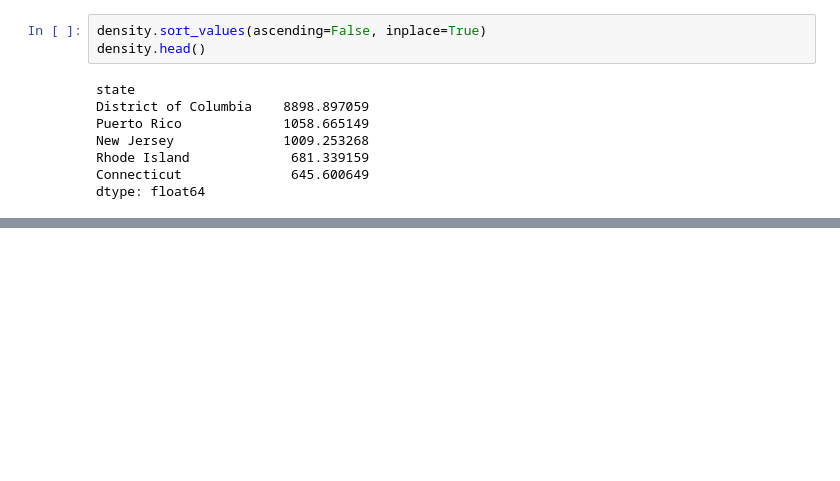
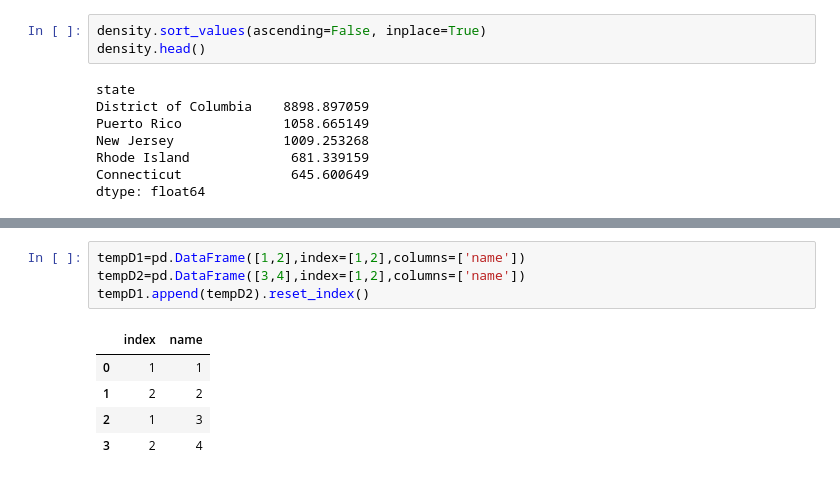
Before and after one commit to BanJeoker/DVTraining, a Jupyter notebook: pandas/pandasReStart.ipynb, the cells around one changed output, grey strips where cells are left out. Cells and saved outputs as stored; diff of their text form; blank space fills up the shorter version.

```diff
--- a/pandas/pandasReStart.ipynb
+++ b/pandas/pandasReStart.ipynb
@@ -2433,0 +2445,10 @@ dtype: float64
+# %%
+tempD1=pd.DataFrame([1,2],index=[1,2],columns=['name'])
+tempD2=pd.DataFrame([3,4],index=[1,2],columns=['name'])
+tempD1.append(tempD2).reset_index()
+# %% [output]
+|  | index | name |
+| 0 | 1 | 1 |
+| 1 | 2 | 2 |
+| 2 | 1 | 3 |
+| 3 | 2 | 4 |
```
Also changed, not shown: parts of 3 cells of this notebook.
